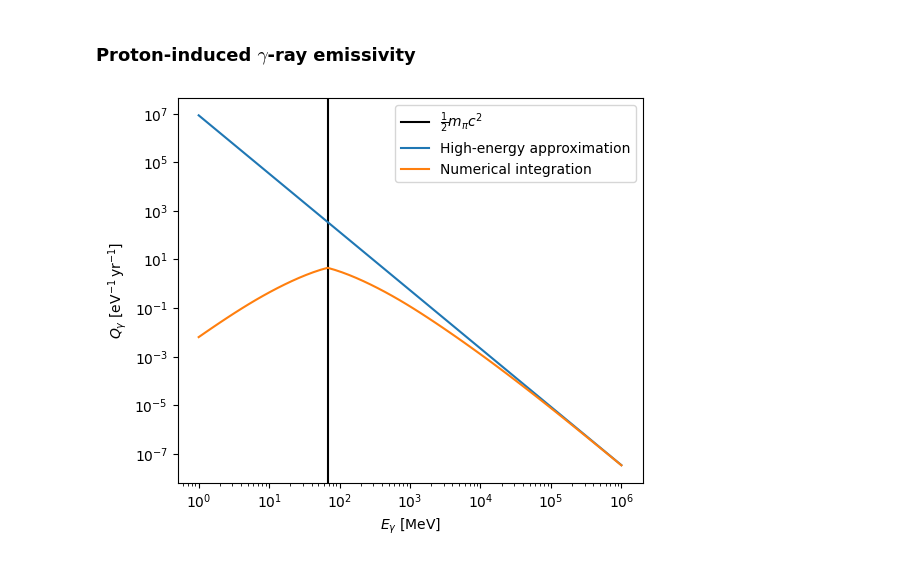
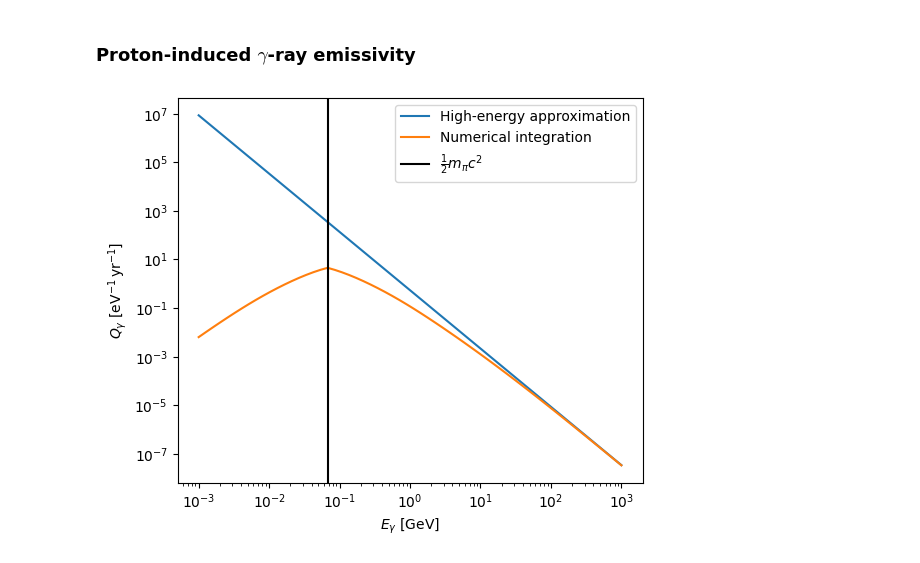
Before and after one commit to nj-vs-vh/gssi-he-th, a Jupyter notebook: 7 Luminosity Ratio of Cosmic Ray Protons and Electrons.ipynb, the cells around one changed output. Drawn from its saved outputs; the diff is of its cells as text; code cells hidden in the pictures.

```diff
--- a/7 Luminosity Ratio of Cosmic Ray Protons and Electrons.ipynb
+++ b/7 Luminosity Ratio of Cosmic Ray Protons and Electrons.ipynb
@@ -279,23 +279,23 @@ def q_gamma(
 # %%
 E_gamma_grid = np.logspace(-3, 3, 60) * u.GeV
 
 _, ax = plt.subplots(figsize=(6, 5))
-ax.axvline(67.5 * u.MeV, color="black", label="$ \\frac{1}{2} m_\\pi c^2 $")
 
 for method, label in (
     ("high-energy", "High-energy approximation"),
     ("exact", "Numerical integration"),
 ):
     q_gamma_arr = q_gamma(E_gamma_grid, n_0=n_0p_example, method=method)
     ax.loglog(
         E_gamma_grid.to(u.GeV),
         q_gamma_arr,
         label=label,
     )
 
+ax.axvline(mpic2 / 2, color="black", label="$ \\frac{1}{2} m_\\pi c^2 $")
 
 ax.legend()
 label_axes(ax, "E_\\gamma", "Q_\\gamma")
 plt.show()
 # %% [output]
-[figure, old version]
+[figure, new version]
```
